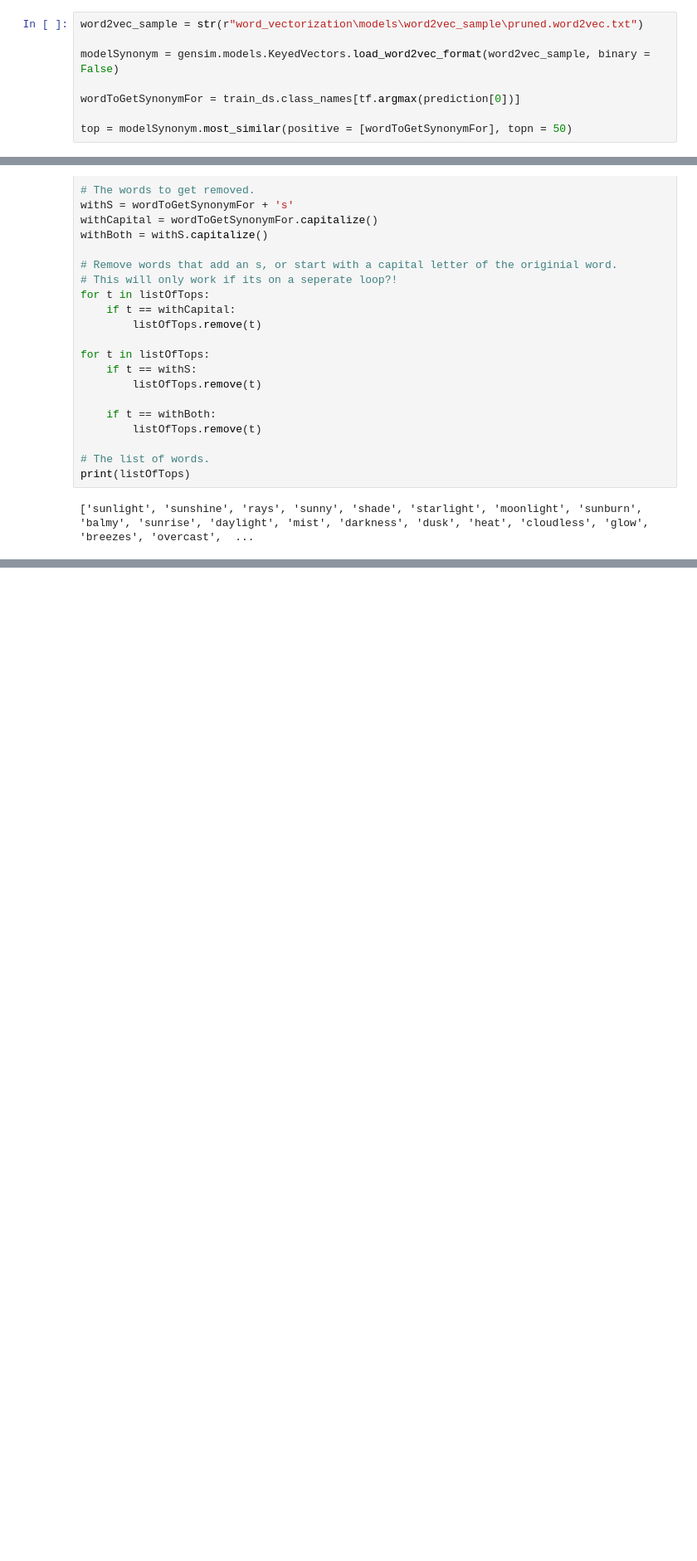
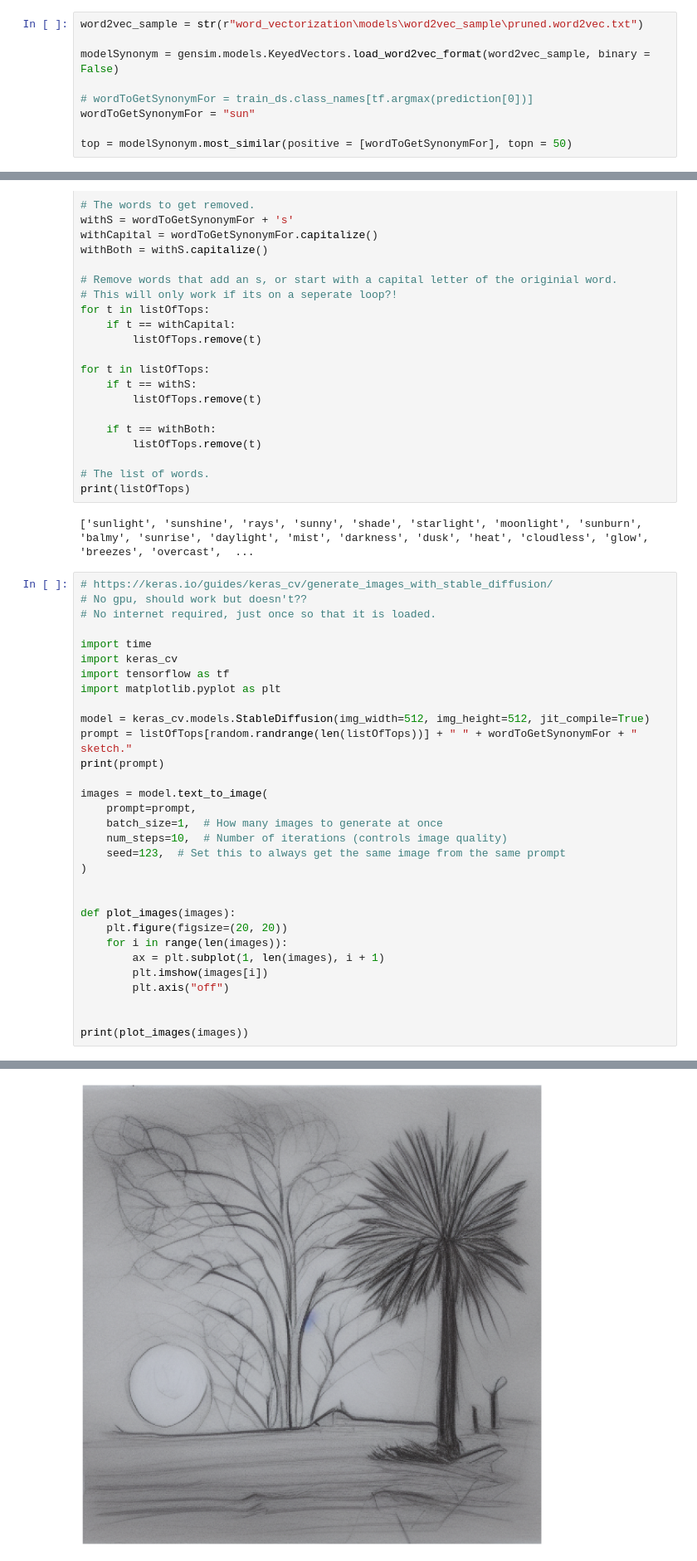
Before and after one commit to Aghead-B/AAI-Digital-Life-Project, a Jupyter notebook: sketch_recognition/draw_classification_cnn.ipynb, the cells around one changed output, grey strips where cells are left out. Shown at 83% size. Drawn from its saved outputs; the diff is of its cells as text; blank space fills up the shorter version.

```diff
--- a/sketch_recognition/draw_classification_cnn.ipynb
+++ b/sketch_recognition/draw_classification_cnn.ipynb
@@ -448,7 +448,8 @@ word2vec_sample = str(r"word_vectorization\models\word2vec_sample\pruned.word2ve
 
 modelSynonym = gensim.models.KeyedVectors.load_word2vec_format(word2vec_sample, binary = False)
 
-wordToGetSynonymFor = train_ds.class_names[tf.argmax(prediction[0])]
+# wordToGetSynonymFor = train_ds.class_names[tf.argmax(prediction[0])]
+wordToGetSynonymFor = "sun"
 
 top = modelSynonym.most_similar(positive = [wordToGetSynonymFor], topn = 50)
 # %%
@@ -480,3 +481,35 @@ for t in listOfTops:
 print(listOfTops)
 # %% [output]
 ['sunlight', 'sunshine', 'rays', 'sunny', 'shade', 'starlight', 'moonlight', 'sunburn', 'balmy', 'sunrise', 'daylight', 'mist', 'darkness', 'dusk', 'heat', 'cloudless', 'glow', 'breezes', 'overcast',  ...
+# %%
+# https://keras.io/guides/keras_cv/generate_images_with_stable_diffusion/
+# No gpu, should work but doesn't??
+# No internet required, just once so that it is loaded.
+
+import time
+import keras_cv
+import tensorflow as tf
+import matplotlib.pyplot as plt
+
+model = keras_cv.models.StableDiffusion(img_width=512, img_height=512, jit_compile=True)
+prompt = listOfTops[random.randrange(len(listOfTops))] + " " + wordToGetSynonymFor + " sketch."
+print(prompt)
+
+images = model.text_to_image(
+    prompt=prompt,
+    batch_size=1,  # How many images to generate at once
+    num_steps=10,  # Number of iterations (controls image quality)
+    seed=123,  # Set this to always get the same image from the same prompt
+)
+
+
+def plot_images(images):
+    plt.figure(figsize=(20, 20))
+    for i in range(len(images)):
+        ax = plt.subplot(1, len(images), i + 1)
+        plt.imshow(images[i])
+        plt.axis("off")
+
+
+print(plot_images(images))
+# %% [output]
@@ -482,0 +520 @@ print(listOfTops)
+[figure, added]
```
Also changed, not shown: parts of 2 cells of this notebook, 1 other file.
